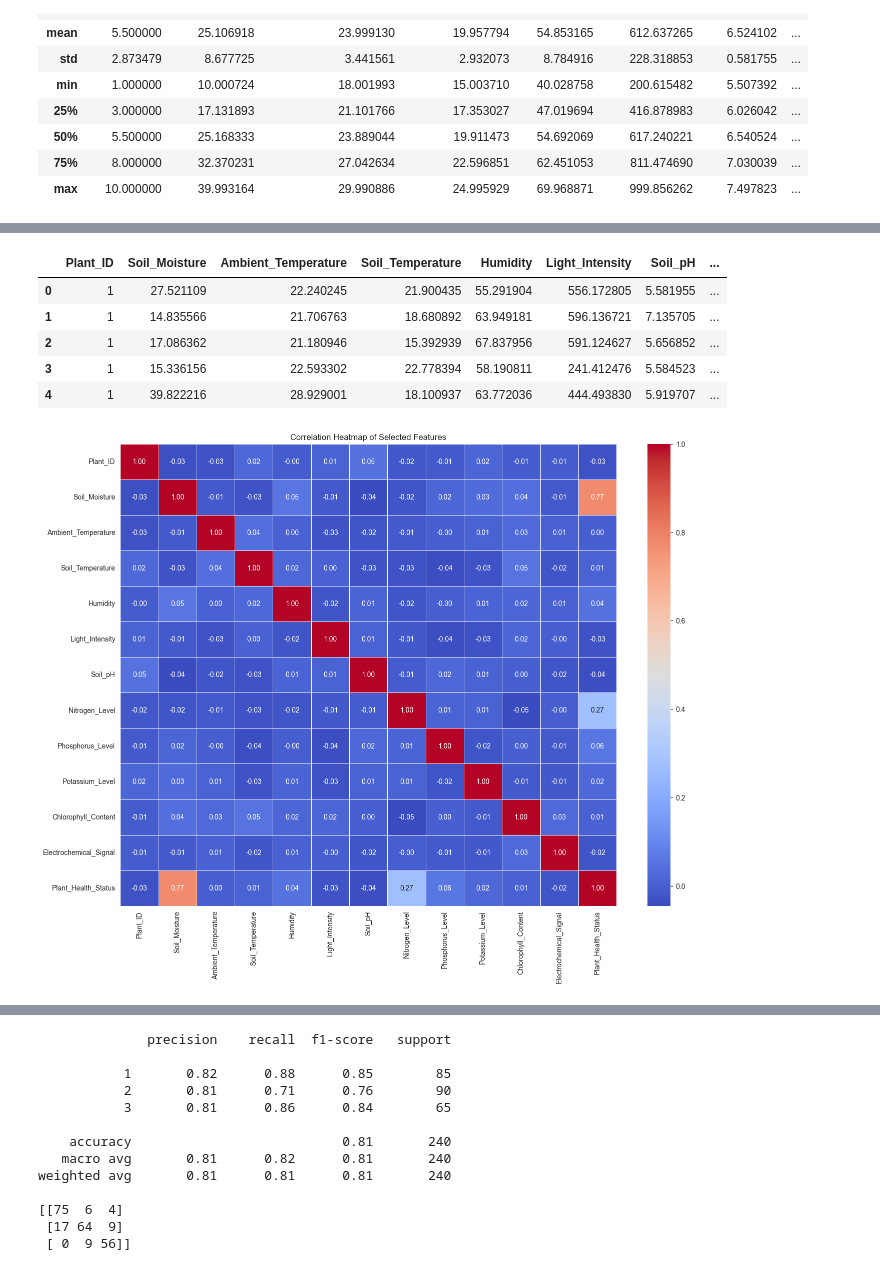
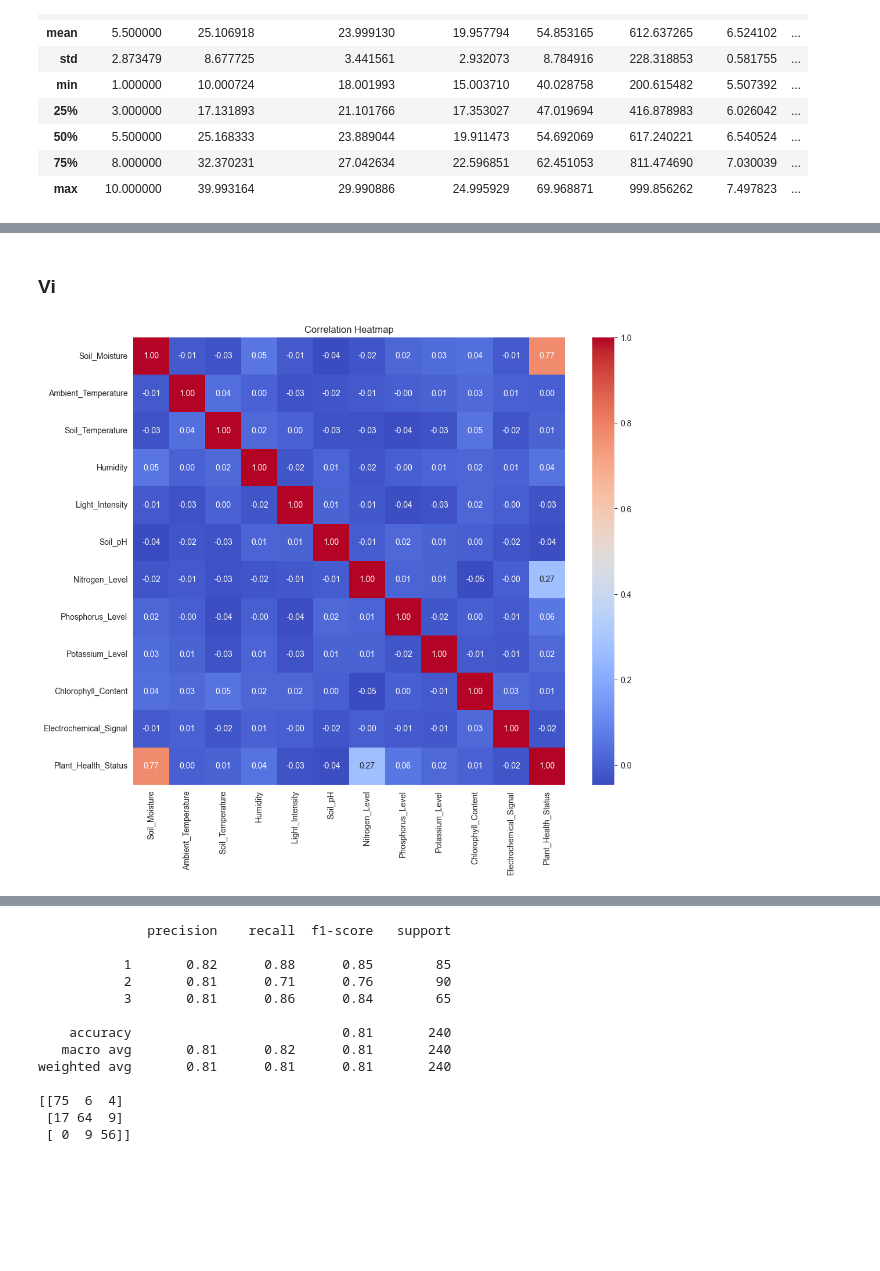
Before and after one commit to mertgenc0/mydsprojects, a Jupyter notebook: PlantHealth/planthealth.ipynb, the cells around one changed output, grey strips where cells are left out. Cells and saved outputs as stored; diff of their text form; code cells hidden in the pictures; blank space fills up the shorter version.

Commit message:
plant

```diff
--- a/PlantHealth/planthealth.ipynb
+++ b/PlantHealth/planthealth.ipynb
@@ -66,18 +109,16 @@ df.describe()
 # %%
-#df= df.drop(columns='Timestamp')
+# make all lines numeric and remove unnecessary lines
 df.replace({'High Stress': 1, 'Moderate Stress':2 , 'Healthy': 3}, inplace=True)
-df.head()
+df.drop(columns=['Timestamp', 'Plant_ID'], inplace=True)
-# %% [output]
-|  | Plant_ID | Soil_Moisture | Ambient_Temperature | Soil_Temperature | Humidity | Light_Intensity | Soil_pH | ... |
-| 0 | 1 | 27.521109 | 22.240245 | 21.900435 | 55.291904 | 556.172805 | 5.581955 | ... |
-| 1 | 1 | 14.835566 | 21.706763 | 18.680892 | 63.949181 | 596.136721 | 7.135705 | ... |
-| 2 | 1 | 17.086362 | 21.180946 | 15.392939 | 67.837956 | 591.124627 | 5.656852 | ... |
-| 3 | 1 | 15.336156 | 22.593302 | 22.778394 | 58.190811 | 241.412476 | 5.584523 | ... |
-| 4 | 1 | 39.822216 | 28.929001 | 18.100937 | 63.772036 | 444.493830 | 5.919707 | ... |
+# %% [markdown]
+### Vi
 # %%
-plt.figure(figsize=(16, 12))
-sns.heatmap(df.corr(), annot=True, cmap='coolwarm', fmt='.2f', linewidths=0.5)
-plt.title('Correlation Heatmap of Selected Features')
+# Correlation heatmap
+numeric_df = df.select_dtypes(include=[np.number])
+plt.figure(figsize=(12, 10))
+dfcorr =numeric_df.corr()
+sns.heatmap(dfcorr, annot=True, cmap='coolwarm', fmt='.2f')
+plt.title('Correlation Heatmap')
 plt.show()
 # %% [output]
-[figure, old version]
+[figure, new version]
```
Also changed, not shown: parts of 15 cells of this notebook, 1 other file.
